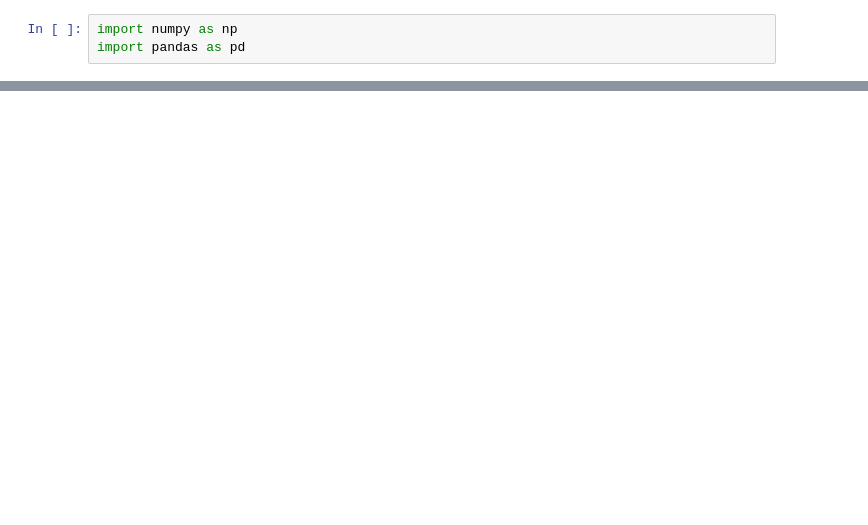
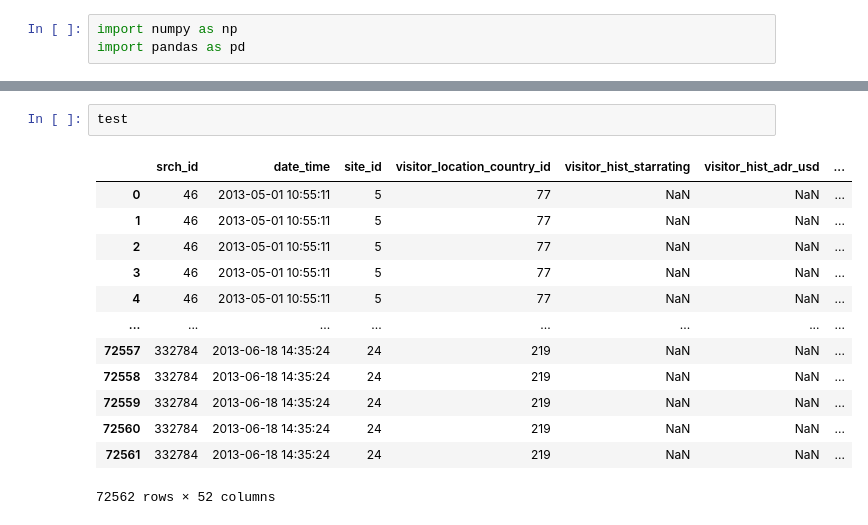
Before and after one commit to IOuadah/DMT_2, a Jupyter notebook: zizi.ipynb, the cells around one changed output, grey strips where cells are left out. Drawn from its saved outputs; the diff is of its cells as text; blank space fills up the shorter version.

```diff
--- a/zizi.ipynb
+++ b/zizi.ipynb
@@ -21,0 +52,16 @@ Original Message: [WinError 2] Het systeem kan het opgegeven bestand niet vinden
+# %%
+test
+# %% [output]
+|  | srch_id | date_time | site_id | visitor_location_country_id | visitor_hist_starrating | visitor_hist_adr_usd | ... |
+| 0 | 46 | 2013-05-01 10:55:11 | 5 | 77 | NaN | NaN | ... |
+| 1 | 46 | 2013-05-01 10:55:11 | 5 | 77 | NaN | NaN | ... |
+| 2 | 46 | 2013-05-01 10:55:11 | 5 | 77 | NaN | NaN | ... |
+| 3 | 46 | 2013-05-01 10:55:11 | 5 | 77 | NaN | NaN | ... |
+| 4 | 46 | 2013-05-01 10:55:11 | 5 | 77 | NaN | NaN | ... |
+| ... | ... | ... | ... | ... | ... | ... | ... |
+| 72557 | 332784 | 2013-06-18 14:35:24 | 24 | 219 | NaN | NaN | ... |
+| 72558 | 332784 | 2013-06-18 14:35:24 | 24 | 219 | NaN | NaN | ... |
+| 72559 | 332784 | 2013-06-18 14:35:24 | 24 | 219 | NaN | NaN | ... |
+| 72560 | 332784 | 2013-06-18 14:35:24 | 24 | 219 | NaN | NaN | ... |
+| 72561 | 332784 | 2013-06-18 14:35:24 | 24 | 219 | NaN | NaN | ... |
+72562 rows × 52 columns
```
Also changed, not shown: parts of 10 cells of this notebook.
